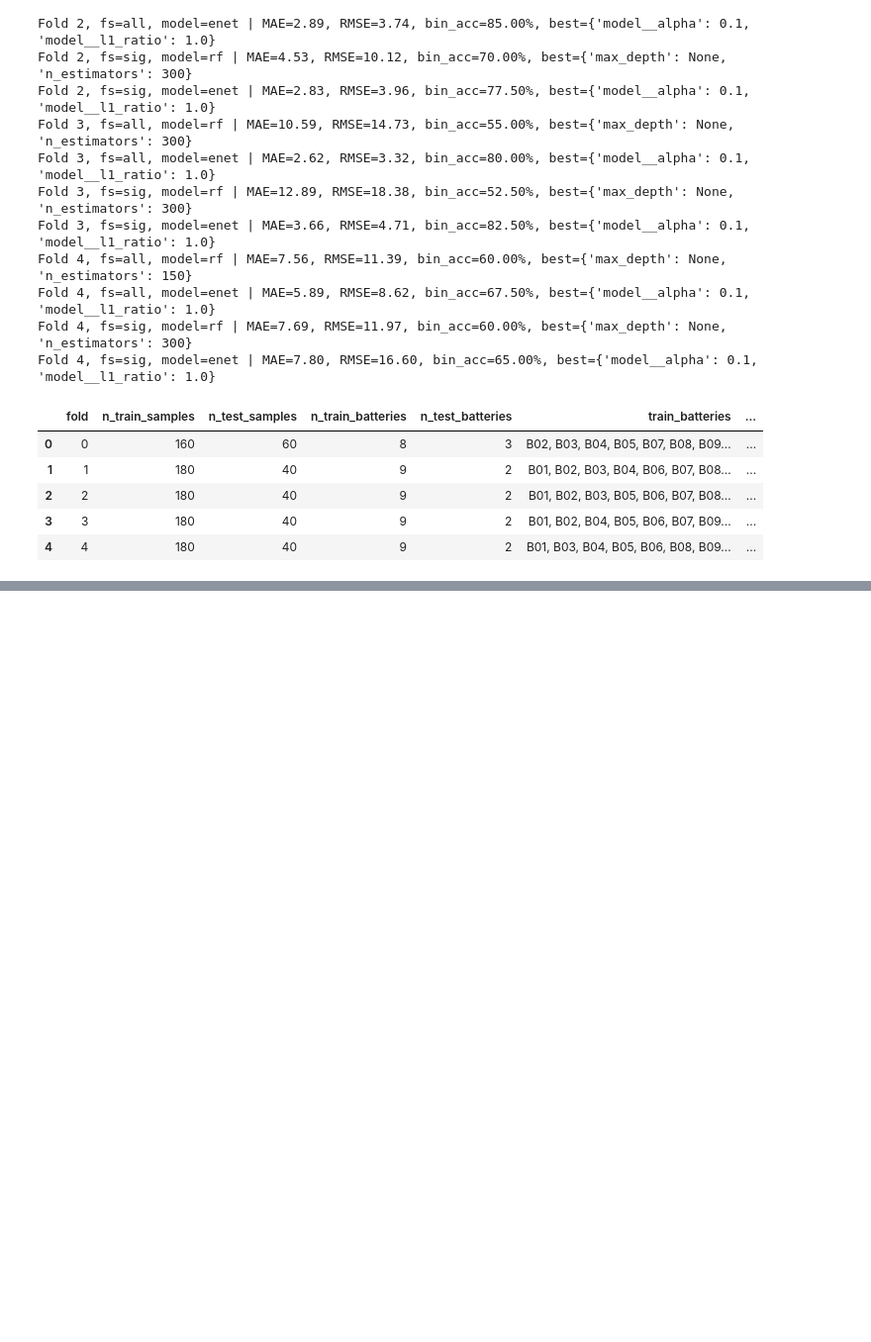
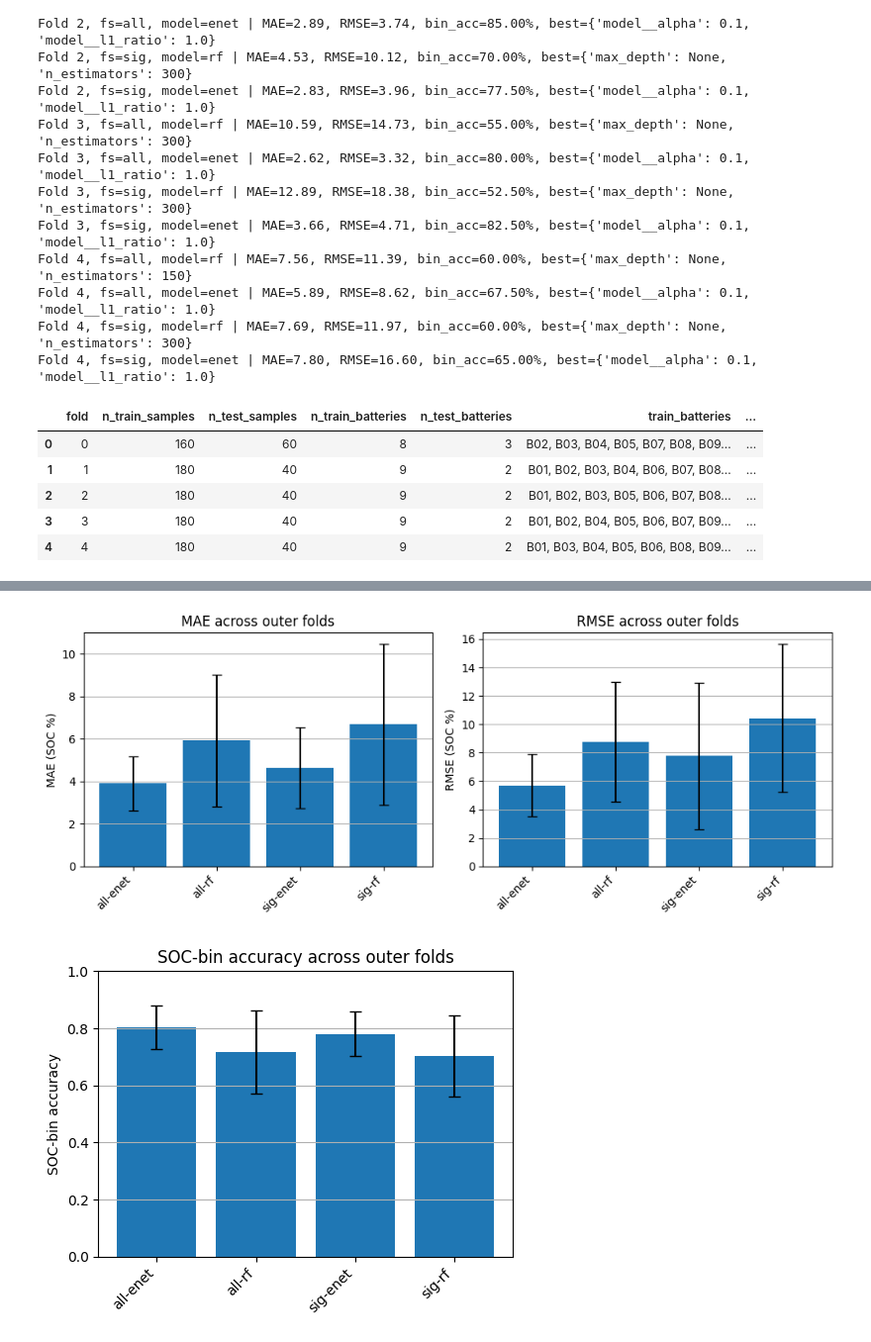
Before and after one commit to ChouaibB/battery-diagnostics-impedance-ml-examples, a Jupyter notebook: notebooks/01_eis_soc_exploration.ipynb, the cells around one changed output, grey strips where cells are left out. Shown at 99% size. Cells and saved outputs as stored; diff of their text form; code cells hidden in the pictures; blank space fills up the shorter version.

Commit message:
results

```diff
--- a/notebooks/01_eis_soc_exploration.ipynb
+++ b/notebooks/01_eis_soc_exploration.ipynb
@@ -889,0 +902,18 @@ Fold 4, fs=sig, model=enet | MAE=7.80, RMSE=16.60, bin_acc=65.00%, best={'model_
+# %%
+# Aggregate metrics across outer folds
+summary = (
+    results_df
+    .groupby(["feature_set", "model"])
+    .agg(
+        mae_mean=("mae", "mean"),
+        mae_std=("mae", "std"),
+        rmse_mean=("rmse", "mean"),
+        rmse_std=("rmse", "std"),
+        bin_acc_mean=("bin_acc", "mean"),
+        bin_acc_std=("bin_acc", "std"),
+    )
+    .reset_index()
+)
+
+print("Summary metrics across outer folds:")
+summary
@@ -889,0 +927,45 @@ Fold 4, fs=sig, model=enet | MAE=7.80, RMSE=16.60, bin_acc=65.00%, best={'model_
+# %%
+import numpy as np
+import matplotlib.pyplot as plt
+
+# For plotting convenience, build a label like "all-rf", "sig-enet"
+summary["label"] = summary["feature_set"] + "-" + summary["model"]
+
+x = np.arange(len(summary))
+width = 0.35
+
+# --- MAE and RMSE side-by-side ---
+fig, axes = plt.subplots(1, 2, figsize=(10, 4), sharex=True)
+
+# MAE
+axes[0].bar(x, summary["mae_mean"], yerr=summary["mae_std"], capsize=4)
+axes[0].set_xticks(x)
+axes[0].set_xticklabels(summary["label"], rotation=45, ha="right")
+axes[0].set_ylabel("MAE (SOC %)")
+axes[0].set_title("MAE across outer folds")
+axes[0].grid(True, axis="y")
+
+# RMSE
+axes[1].bar(x, summary["rmse_mean"], yerr=summary["rmse_std"], capsize=4)
+axes[1].set_xticks(x)
+axes[1].set_xticklabels(summary["label"], rotation=45, ha="right")
+axes[1].set_ylabel("RMSE (SOC %)")
+axes[1].set_title("RMSE across outer folds")
+axes[1].grid(True, axis="y")
+
+plt.tight_layout()
+plt.show()
+
+# --- Bin accuracy ---
+plt.figure(figsize=(5, 4))
+plt.bar(x, summary["bin_acc_mean"], yerr=summary["bin_acc_std"], capsize=4)
+plt.xticks(x, summary["label"], rotation=45, ha="right")
+plt.ylabel("SOC-bin accuracy")
+plt.ylim(0, 1)
+plt.title("SOC-bin accuracy across outer folds")
+plt.grid(True, axis="y")
+plt.tight_layout()
+plt.show()
+# %% [output]
+[figure, added]
+[figure, added]
```
Also changed, not shown: parts of 4 cells of this notebook.
